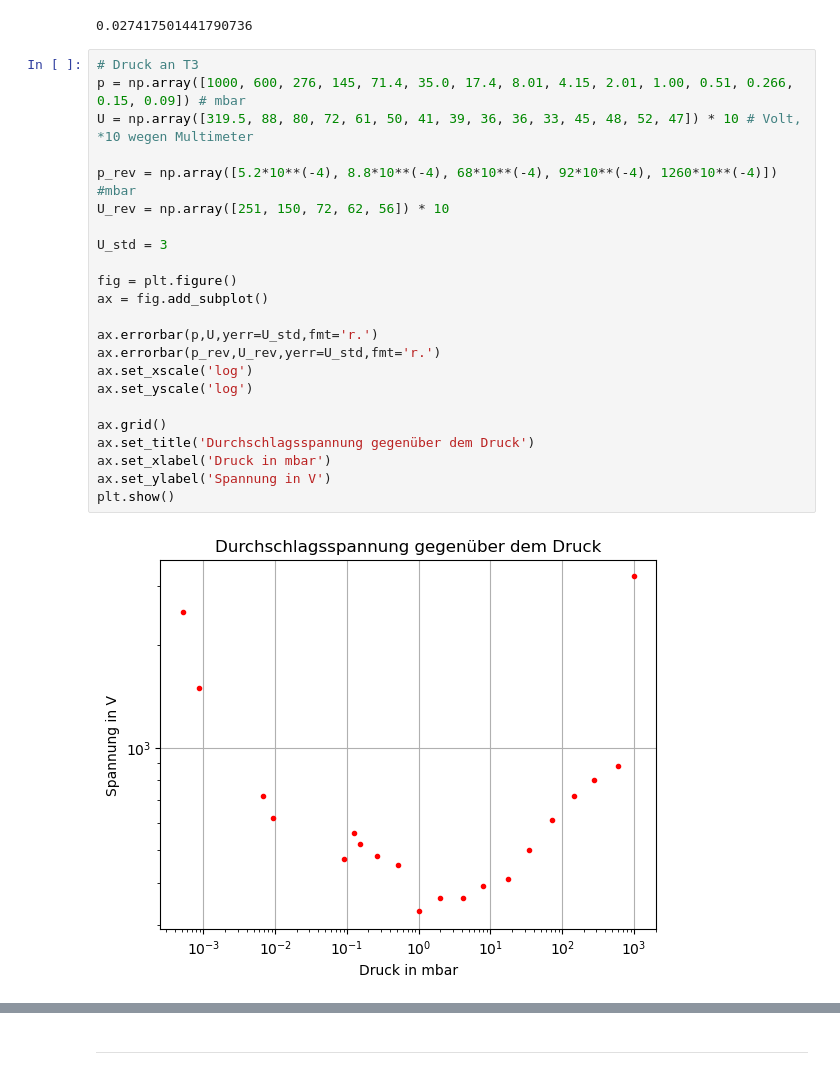
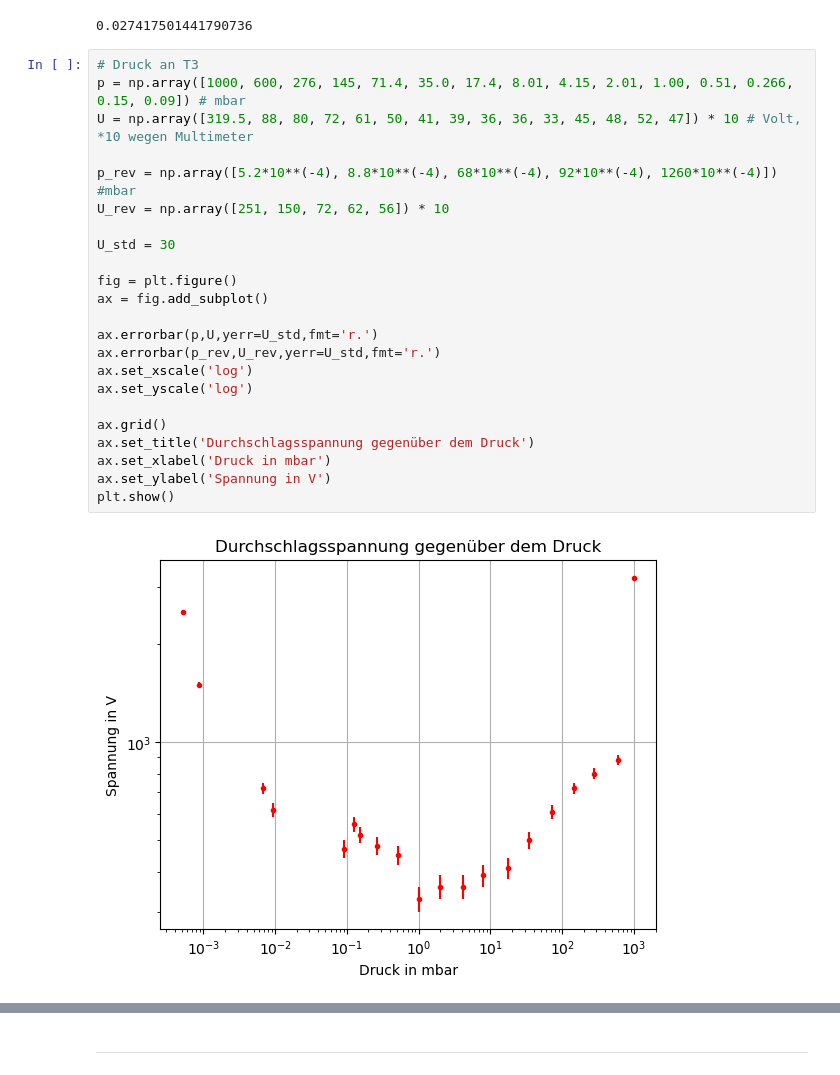
Before and after one commit to MRNock04/P2, a Jupyter notebook: Vakuum/Vakuum.ipynb, the cells around one changed output, grey strips where cells are left out. Drawn from its saved outputs; the diff is of its cells as text.

```diff
--- a/Vakuum/Vakuum.ipynb
+++ b/Vakuum/Vakuum.ipynb
@@ -313,28 +313,28 @@ lambd
 # %%
 # Druck an T3
 p = np.array([1000, 600, 276, 145, 71.4, 35.0, 17.4, 8.01, 4.15, 2.01, 1.00, 0.51, 0.266, 0.15, 0.09]) # mbar
 U = np.array([319.5, 88, 80, 72, 61, 50, 41, 39, 36, 36, 33, 45, 48, 52, 47]) * 10 # Volt, *10 wegen Multimeter
 
 p_rev = np.array([5.2*10**(-4), 8.8*10**(-4), 68*10**(-4), 92*10**(-4), 1260*10**(-4)]) #mbar
 U_rev = np.array([251, 150, 72, 62, 56]) * 10
 
-U_std = 3
+U_std = 30
 
 fig = plt.figure()
 ax = fig.add_subplot()
 
 ax.errorbar(p,U,yerr=U_std,fmt='r.')
 ax.errorbar(p_rev,U_rev,yerr=U_std,fmt='r.')
 ax.set_xscale('log')
 ax.set_yscale('log')
 
 ax.grid()
 ax.set_title('Durchschlagsspannung gegenüber dem Druck')
 ax.set_xlabel('Druck in mbar')
 ax.set_ylabel('Spannung in V')
 plt.show()
 # %% [output]
-[figure, old version]
+[figure, new version]
 # %% [markdown]
 Im oben gezeigten Diagramm ist die Durchschlagsfestigkeit gegenüber dem Druck im inneren der Kuppel aufgetragen. Da dieser Versuch in der vorhandenen Apparatur fehlte, wird hier mit den Daten einer anderen Gruppe gearbeitet. Die Durchschlagsfestigkeit bezieht sich hierbei auf die Spannung, die benötigt wird, um zwischen zwei Kugeln, die sich unter der Vakuumglocke befinden, einen Übersprung der Elektronen zu erzeugen.
 
```
Also changed, not shown: parts of 1 cell of this notebook.
